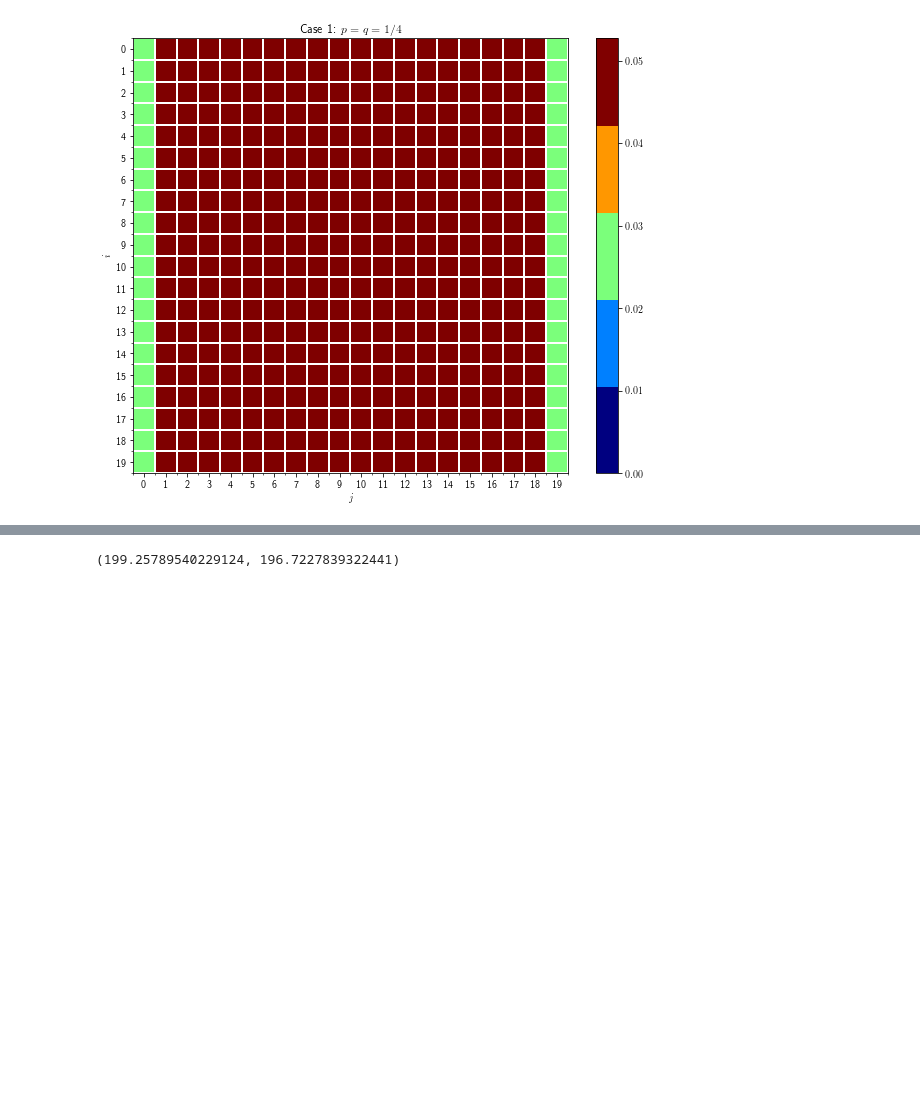
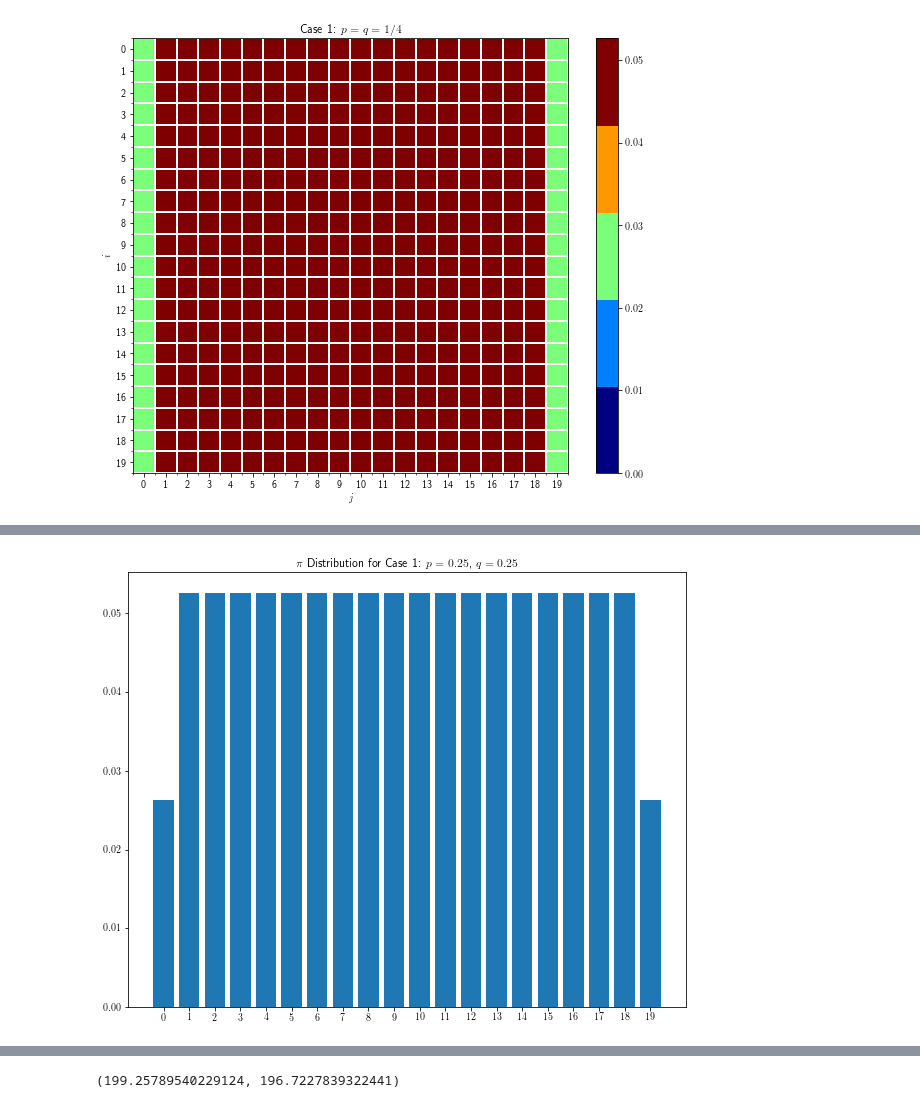
Before and after one commit to malekinho8/6.3702-Simulation-Notebooks, a Jupyter notebook: notebooks/PS8.6-Markov-Chain-Discrete-Finite-Queue.ipynb, the cells around one changed output, grey strips where cells are left out. Saved outputs shown, nothing was run; the diff lists cells and outputs as text; code cells hidden in the pictures; blank space fills up the shorter version.

```diff
--- a/notebooks/PS8.6-Markov-Chain-Discrete-Finite-Queue.ipynb
+++ b/notebooks/PS8.6-Markov-Chain-Discrete-Finite-Queue.ipynb
@@ -177,0 +178,8 @@ make_plot(2,case2,20,'Case 2: $p = 0.2$, $q=0.3$')
+# %%
+plt.figure(1,figsize=(10,8))
+plt.bar(np.arange(0,N),case1[0,:])
+plt.xticks(np.arange(0,N))
+plt.title('$\pi$ Distribution for Case 1: $p=0.25$, $q=0.25$')
+plt.show()
+# %% [output]
+[figure, added]
```
Also changed, not shown: parts of 7 cells of this notebook.
